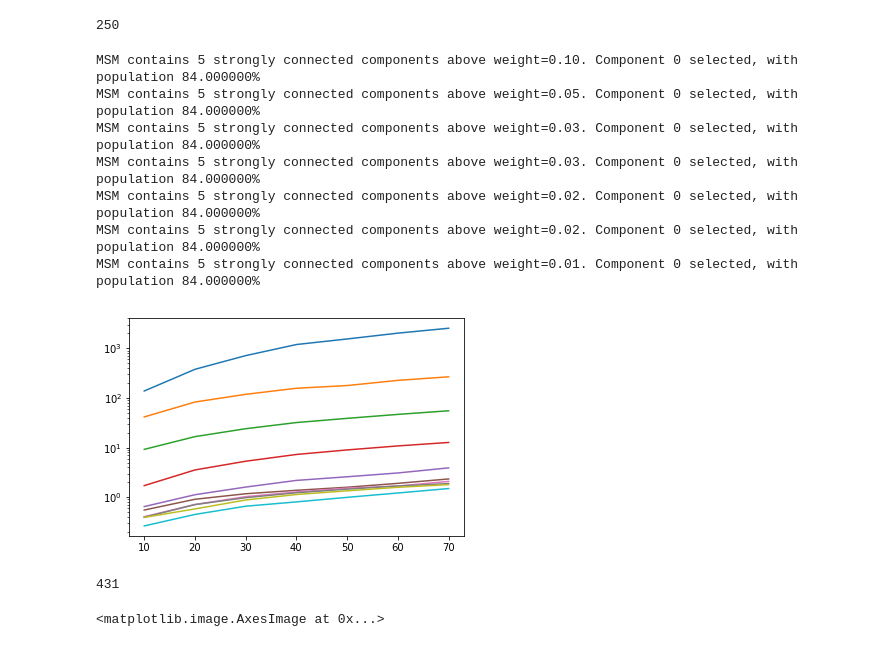
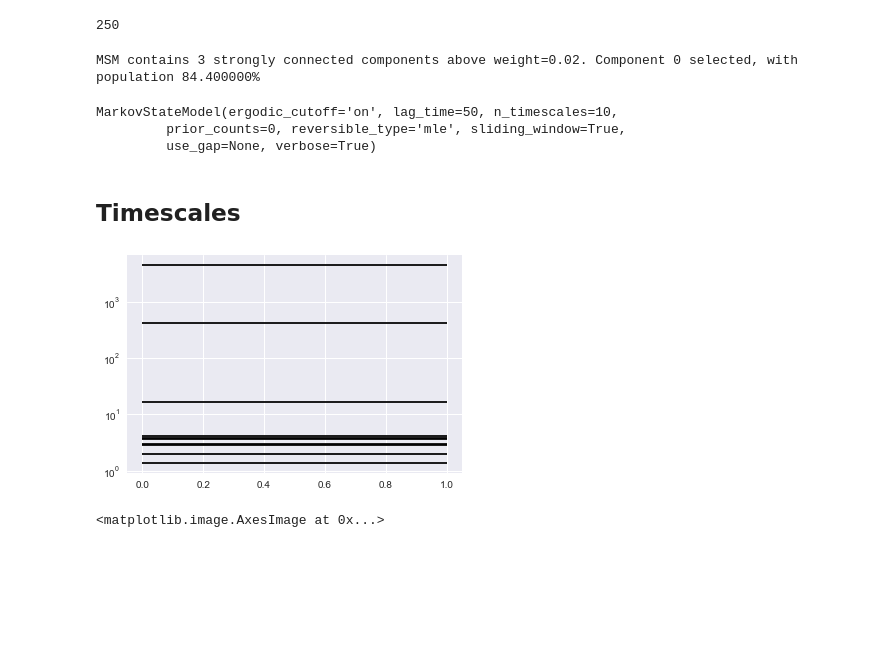
Before and after one commit to RobertArbon/optimize-fs-peptide, a Jupyter notebook: Analysis/DHFR/Current Best Model.ipynb, the cells around one changed output. Saved outputs shown, nothing was run; the diff lists cells and outputs as text; code cells hidden in the pictures; blank space fills up the shorter version.

```diff
--- a/Analysis/DHFR/Current Best Model.ipynb
+++ b/Analysis/DHFR/Current Best Model.ipynb
@@ -40,5 +21,5 @@ from glob import glob
 # %%
-traj_paths = glob('/Users/robert_arbon/Datasets/DHFR/train/alpha_angle/trajectory-*.npy')
+traj_paths = glob('/Users/robert_arbon/Datasets/DHFR/train/'+feature+'/trajectory-*.npy')
 
 len(traj_paths)
 # %% [output]
@@ -46,35 +27,25 @@ len(traj_paths)
 # %%
 trajs = [np.load(x) for x in traj_paths]
 # %%
-tica=tICA(kinetic_mapping=True, lag_time=1, n_components=4)
-cluster = MiniBatchKMeans(n_clusters=566)
+tica=tICA(kinetic_mapping=True, lag_time=lag_time, n_components=n_components)
+cluster = MiniBatchKMeans(n_clusters=n_clusters)
 ttrajs = tica.fit_transform(trajs)
 ctrajs = cluster.fit_transform(ttrajs)
 # ctrajs = pipe.fit_transform(trajs)
 # %%
-lags = np.arange(10,80,10)
-n_timescales = 10
-timescales = np.zeros((lags.shape[0], n_timescales))
-models = []
+# lags = np.arange(10,80,10)
+# n_timescales = 10
+# timescales = np.zeros((lags.shape[0], n_timescales))
+# models = []
 
-for i,lag in enumerate(lags):
-    msm = MarkovStateModel(lag_time=lag, n_timescales=n_timescales)
-    msm.fit_transform(ctrajs)
-    timescales[i] = msm.timescales_
-    models.append(msm)
+# for i,lag in enumerate(lags):
+#     msm = MarkovStateModel(lag_time=lag, n_timescales=n_timescales)
+#     msm.fit_transform(ctrajs)
+#     timescales[i] = msm.timescales_
+#     models.append(msm)
-# %% [output]
-MSM contains 5 strongly connected components above weight=0.10. Component 0 selected, with population 84.000000%
-MSM contains 5 strongly connected components above weight=0.05. Component 0 selected, with population 84.000000%
-MSM contains 5 strongly connected components above weight=0.03. Component 0 selected, with population 84.000000%
-MSM contains 5 strongly connected components above weight=0.03. Component 0 selected, with population 84.000000%
-MSM contains 5 strongly connected components above weight=0.02. Component 0 selected, with population 84.000000%
-MSM contains 5 strongly connected components above weight=0.02. Component 0 selected, with population 84.000000%
-MSM contains 5 strongly connected components above weight=0.01. Component 0 selected, with population 84.000000%
 # %%
-import matplotlib.pyplot as plt
-%matplotlib inline
-for i in range(timescales.shape[1]):
-    plt.plot(lags, timescales.T[i]/1000)
-    plt.yscale('log')
+# import matplotlib.pyplot as plt
+# %matplotlib inline
+# for i in range(timescales.shape[1]):
+#     plt.plot(lags, timescales.T[i]/1000)
+#     plt.yscale('log')
-# %% [output]
-[figure, removed]
@@ -83,7 +52,23 @@ mm = models[4]
-# %%
-mm.n_states_
-# %% [output]
-431
+# %%
+mm = MarkovStateModel(lag_time=50, n_timescales=10)
+mm.fit(ctrajs)
+# %% [output]
+MSM contains 3 strongly connected components above weight=0.02. Component 0 selected, with population 84.400000%
+MarkovStateModel(ergodic_cutoff='on', lag_time=50, n_timescales=10,
+         prior_counts=0, reversible_type='mle', sliding_window=True,
+         use_gap=None, verbose=True)
+# %% [markdown]
+## Timescales
+# %%
+import matplotlib.pyplot as plt
+import seaborn as sns
+%matplotlib inline
+
+for ts in mm.timescales_/1000:
+    plt.hlines(ts, 0,1)
+plt.yscale('log')
+# %% [output]
+[figure, added]
 # %%
 plt.imshow(np.log(mm.countsmat_))
 # %% [output]
```
Also changed, not shown: parts of 4 cells of this notebook, 10 other files.
